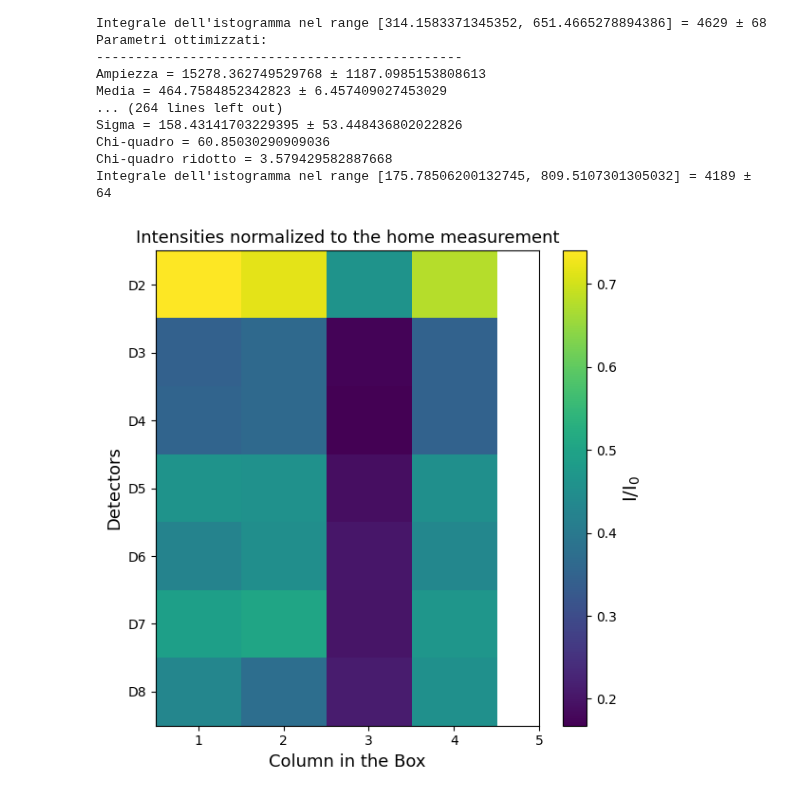
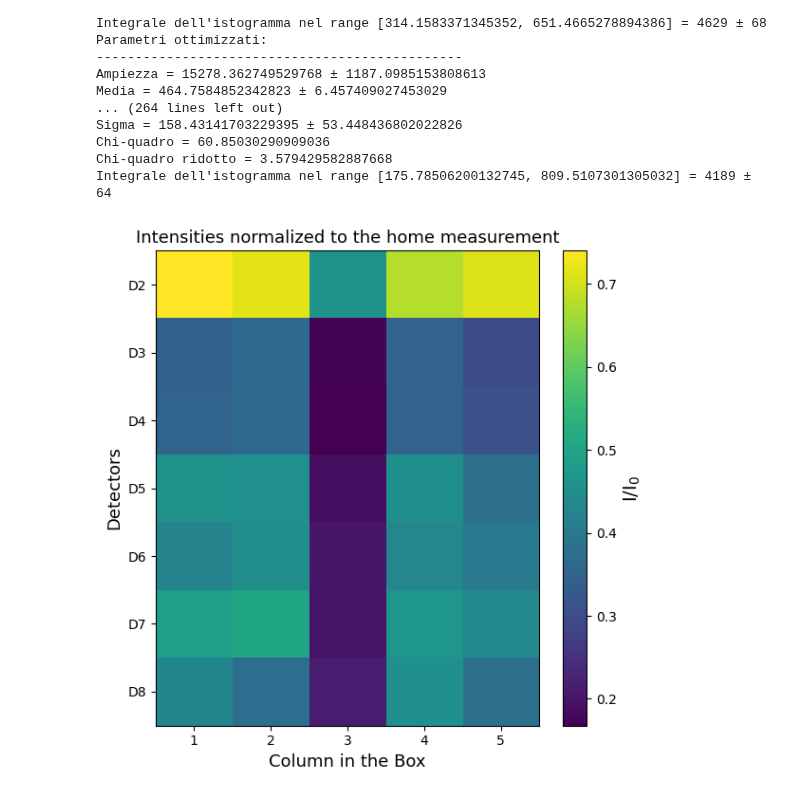
Before and after one commit to b3n3d3tt4/imaging, a Jupyter notebook: analisi.ipynb, the cells around one changed output. Cells and saved outputs as stored; diff of their text form; code cells hidden in the pictures.

```diff
--- a/analisi.ipynb
+++ b/analisi.ipynb
@@ -125,35 +125,35 @@ y_calib = np.array([511, 1275]) #KeV
 #__________________________________________________________________________________________________________
 xD1 = np.array([d1norm1[0][1], d1norm2[0][1]])
 sxD1 = np.array([d1norm1[1][1], d1norm2[1][1],])
-calibrazioneD1 = bbb.linear_regression(xD1, y_calib, sx=sxD1, sy = None, xlabel='ADC channels', ylabel='Energy [KeV]', titolo='Calibration fit D1')
+calibrazioneD1 = bbb.linear_regression(xD1, y_calib, sx=sxD1, sy = None)
 print('__________________________________________________________________________________________________________')
 xD2 = np.array([d2norm1[0][1], d2norm2[0][1]])
 sxD2 = np.array([d2norm1[1][1], d2norm2[1][1],])
-calibrazioneD2 = bbb.linear_regression(xD2, y_calib, sx=sxD2, sy = None, xlabel='ADC channels', ylabel='Energy [KeV]', titolo='Calibration fit D2')
+calibrazioneD2 = bbb.linear_regression(xD2, y_calib, sx=sxD2, sy = None)
 print('__________________________________________________________________________________________________________')
 xD3 = np.array([d3norm1[0][1], d3norm2[0][1]])
 sxD3 = np.array([d3norm1[1][1], d3norm2[1][1],])
-calibrazioneD3 = bbb.linear_regression(xD3, y_calib, sx=sxD3, sy = None, xlabel='ADC channels', ylabel='Energy [KeV]', titolo='Calibration fit D3')
+calibrazioneD3 = bbb.linear_regression(xD3, y_calib, sx=sxD3, sy = None)
 print('__________________________________________________________________________________________________________')
 xD4 = np.array([d4norm1[0][1], d4norm2[0][1]])
 sxD4 = np.array([d4norm1[1][1], d4norm2[1][1],])
-calibrazioneD4 = bbb.linear_regression(xD4, y_calib, sx=sxD4, sy = None, xlabel='ADC channels', ylabel='Energy [KeV]', titolo='Calibration fit D4')
+calibrazioneD4 = bbb.linear_regression(xD4, y_calib, sx=sxD4, sy = None)
 print('__________________________________________________________________________________________________________')
 xD5 = np.array([d5norm1[0][1], d5norm2[0][1]])
 sxD5 = np.array([d5norm1[1][1], d5norm2[1][1],])
-calibrazioneD5 = bbb.linear_regression(xD5, y_calib, sx=sxD5, sy = None, xlabel='ADC channels', ylabel='Energy [KeV]', titolo='Calibration fit D5')
+calibrazioneD5 = bbb.linear_regression(xD5, y_calib, sx=sxD5, sy = None)
 print('__________________________________________________________________________________________________________')
 xD6 = np.array([d6norm1[0][1], d6norm2[0][1]])
 sxD6 = np.array([d6norm1[1][1], d6norm2[1][1],])
-calibrazioneD6 = bbb.linear_regression(xD6, y_calib, sx=sxD6, sy = None, xlabel='ADC channels', ylabel='Energy [KeV]', titolo='Calibration fit D6')
+calibrazioneD6 = bbb.linear_regression(xD6, y_calib, sx=sxD6, sy = None)
 print('__________________________________________________________________________________________________________')
 xD7 = np.array([d7norm1[0][1], d7norm2[0][1]])
 sxD7 = np.array([d7norm1[1][1], d7norm2[1][1],])
-calibrazioneD7 = bbb.linear_regression(xD7, y_calib, sx=sxD7, sy = None, xlabel='ADC channels', ylabel='Energy [KeV]', titolo='Calibration fit D7', plot=True)
+calibrazioneD7 = bbb.linear_regression(xD7, y_calib, sx=sxD7, sy = None)
 print('__________________________________________________________________________________________________________')
 xD8 = np.array([d8norm1[0][1], d8norm2[0][1]])
 sxD8 = np.array([d8norm1[1][1], d8norm2[1][1],])
-calibrazioneD8 = bbb.linear_regression(xD8, y_calib, sx=sxD8, sy = None, xlabel='ADC channels', ylabel='Energy [KeV]', titolo='Calibration fit D8')
+calibrazioneD8 = bbb.linear_regression(xD8, y_calib, sx=sxD8, sy = None)
 # %% [output]
 Parametri ottimizzati:
 -----------------------------------------------
@@ -201,7 +224,7 @@ plt.show()
 l = 250 #mm
 h = 15 #mm
 g = 5 #mm
-s = np.array([3*g+5/2*h, 2*g+3/2*h, g+1/2*h, -1/2*h, -g-3/2*h, -2*g-5/2*h, -3*g-7/2*h])
+s = np.array([5*g+9*h/2, 4*g+7*h/2, 3*g+5*h/2, 2*g+3*h/2, g+h/2, -h/2, -g-3*h/2])
 theta_max = []
 theta_min = []
 for i in range(7):
@@ -954,29 +977,36 @@ Chi-quadro = 60.85030290909036
 Chi-quadro ridotto = 3.579429582887668
 Integrale dell'istogramma nel range [175.78506200132745, 809.5107301305032] = 4189 ± 64
 # %%
-data = np.array([d2_box, d3_box, d4_box, d5_box, d6_box, d7_box, d8_box])  # Sostituisci con i tuoi dati reali
+box2 = np.append(d2_box, 0.71)
+box3 = np.append(d3_box, 0.3)
+box4 = np.append(d4_box, 0.31)
+box5 = np.append(d5_box, 0.38)
+box6 = np.append(d6_box, 0.4)
+box7 = np.append(d7_box, 0.44)
+box8 = np.append(d8_box, 0.38)
+data = np.array([box2, box3, box4, box5, box6, box7, box8])  # Sostituisci con i tuoi dati reali
 
 # Crea la heatmap
 plt.figure(figsize=(6, 6))
 plt.imshow(data, cmap='viridis', aspect='auto')
 
 # Aggiungi etichette agli assi
 plt.xlabel('Column in the Box', fontsize=13)
 plt.ylabel('Detectors', fontsize=13)
 plt.title('Intensities normalized to the home measurement', fontsize=13)
 
 # Aggiungi i nomi dei detector (da D2 a D8)
 plt.yticks(ticks=np.arange(7), labels=[f'D{i}' for i in range(2, 9)])
 plt.xticks(ticks=np.arange(5), labels=[1, 2, 3, 4, 5])
 
 
 # Aggiungi una barra di colore
 cbar = plt.colorbar()
 cbar.set_label(r'I/I$_0$', fontsize=14)
 cbar.ax.tick_params(labelsize=10)
 
 # Mostra il grafico
 plt.tight_layout()
 plt.show()
 # %% [output]
-[figure, old version]
+[figure, new version]
```
Also changed, not shown: parts of 18 cells of this notebook, 2 other files.
